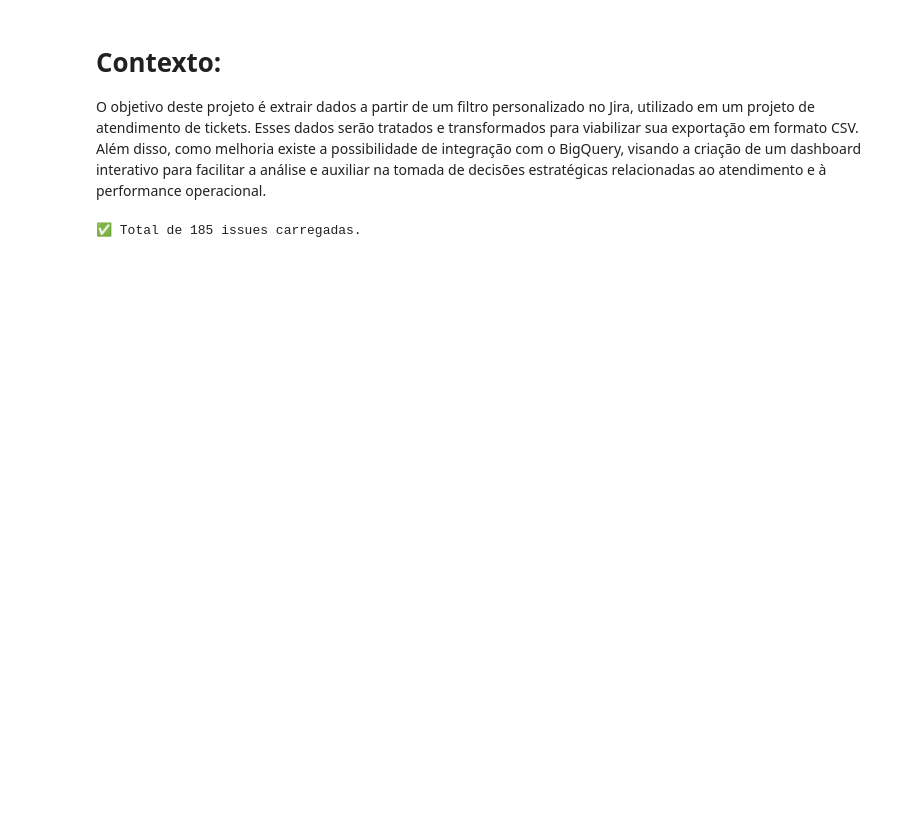
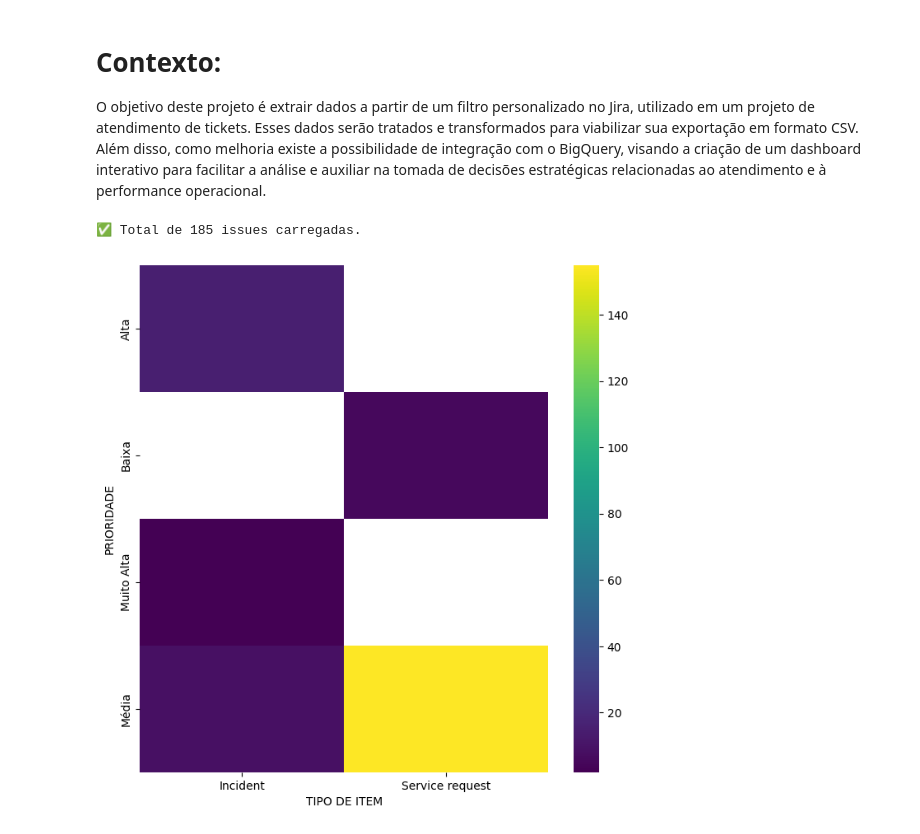
Before and after one commit to Emanuel-nx/Pequenos_projetos_dia_a_dia, a Jupyter notebook: Para_suporte_Exportação_dados_Jira.ipynb, the cells around one changed output. Saved outputs shown, nothing was run; the diff lists cells and outputs as text; code cells hidden in the pictures; blank space fills up the shorter version.

```diff
--- a/Para_suporte_Exportação_dados_Jira.ipynb
+++ b/Para_suporte_Exportação_dados_Jira.ipynb
@@ -79,3 +81,19 @@ for issue in issues:
 #CARREGAR E VIZUALIZAR OS DADOS
 df = pd.DataFrame(dados)
 display(df)
+# %%
+# @title TIPO DE ITEM vs PRIORIDADE
+
+from matplotlib import pyplot as plt
+import seaborn as sns
+import pandas as pd
+plt.subplots(figsize=(8, 8))
+df_2dhist = pd.DataFrame({
+    x_label: grp['PRIORIDADE'].value_counts()
+    for x_label, grp in df.groupby('TIPO DE ITEM')
+})
+sns.heatmap(df_2dhist, cmap='viridis')
+plt.xlabel('TIPO DE ITEM')
+_ = plt.ylabel('PRIORIDADE')
+# %% [output]
+[figure, added]
```
Also changed, not shown: parts of 3 cells of this notebook.
